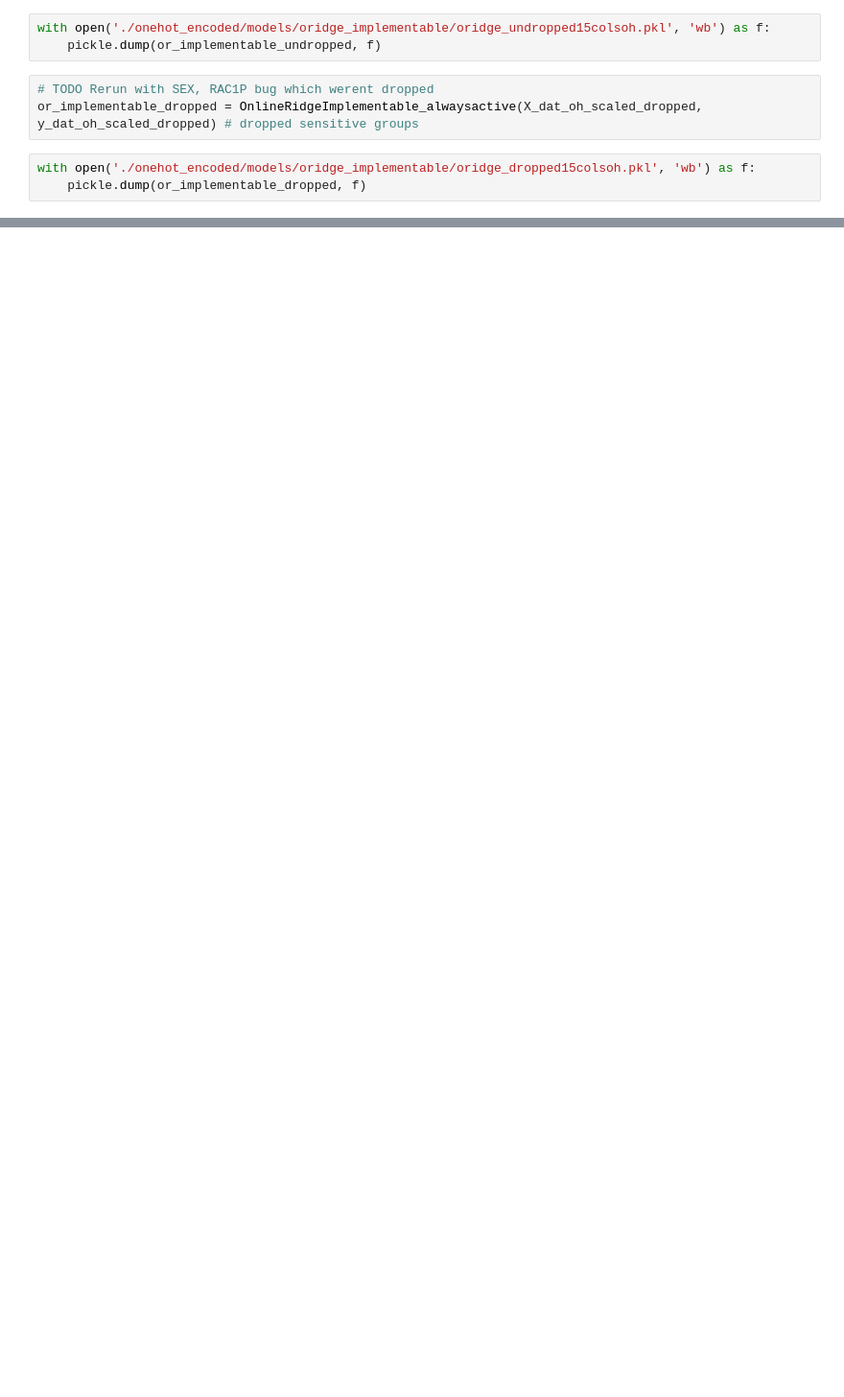
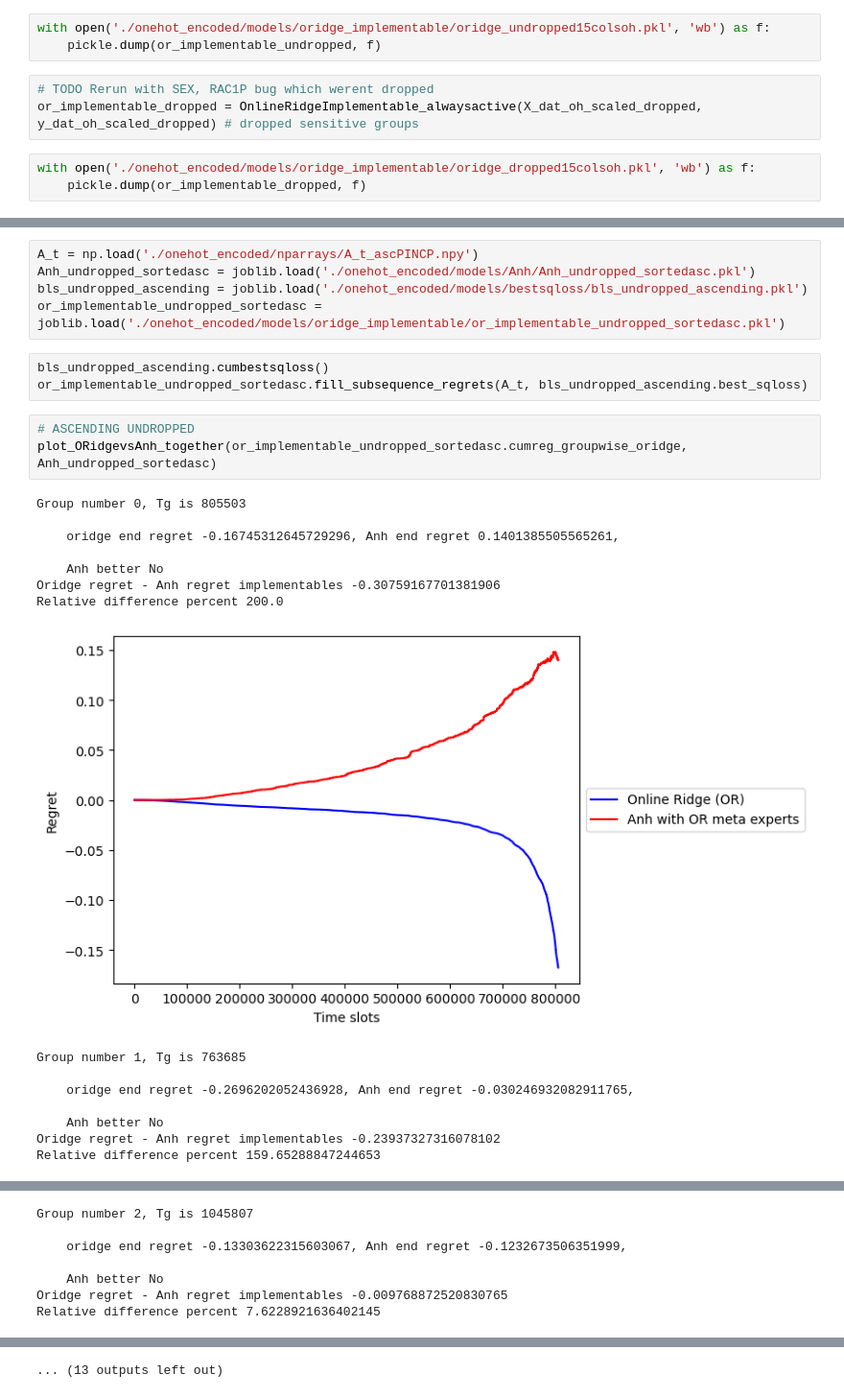
Before and after one commit to krishnacharya/multidecomp, a Jupyter notebook: 2buildmodels_withonehotencoding.ipynb, the cells around one changed output, grey strips where cells are left out. Shown at 96% size. Drawn from its saved outputs; the diff is of its cells as text; blank space fills up the shorter version.

```diff
--- a/2buildmodels_withonehotencoding.ipynb
+++ b/2buildmodels_withonehotencoding.ipynb
@@ -462,0 +642,27 @@ Anh is 50.6786585363582 % smaller than Oridge regret
+# %%
+A_t = np.load('./onehot_encoded/nparrays/A_t_ascPINCP.npy')
+Anh_undropped_sortedasc = joblib.load('./onehot_encoded/models/Anh/Anh_undropped_sortedasc.pkl')
+bls_undropped_ascending = joblib.load('./onehot_encoded/models/bestsqloss/bls_undropped_ascending.pkl')
+or_implementable_undropped_sortedasc = joblib.load('./onehot_encoded/models/oridge_implementable/or_implementable_undropped_sortedasc.pkl')
+# %%
+bls_undropped_ascending.cumbestsqloss()
+or_implementable_undropped_sortedasc.fill_subsequence_regrets(A_t, bls_undropped_ascending.best_sqloss)
+# %%
+# ASCENDING UNDROPPED
+plot_ORidgevsAnh_together(or_implementable_undropped_sortedasc.cumreg_groupwise_oridge, Anh_undropped_sortedasc)
+# %% [output]
+Group number 0, Tg is 805503
+
+    oridge end regret -0.16745312645729296, Anh end regret 0.1401385505565261,
+
+    Anh better No
+Oridge regret - Anh regret implementables -0.30759167701381906
+Relative difference percent 200.0
+[figure, added]
+Group number 1, Tg is 763685
+
+    oridge end regret -0.2696202052436928, Anh end regret -0.030246932082911765,
+
+    Anh better No
+Oridge regret - Anh regret implementables -0.23937327316078102
+Relative difference percent 159.65288847244653
@@ -462,0 +670,7 @@ Anh is 50.6786585363582 % smaller than Oridge regret
+Group number 2, Tg is 1045807
+
+    oridge end regret -0.13303622315603067, Anh end regret -0.1232673506351999,
+
+    Anh better No
+Oridge regret - Anh regret implementables -0.009768872520830765
+Relative difference percent 7.6228921636402145
@@ -462,0 +702 @@ Anh is 50.6786585363582 % smaller than Oridge regret
+... (13 outputs left out)
```
Also changed, not shown: parts of 129 cells of this notebook.
